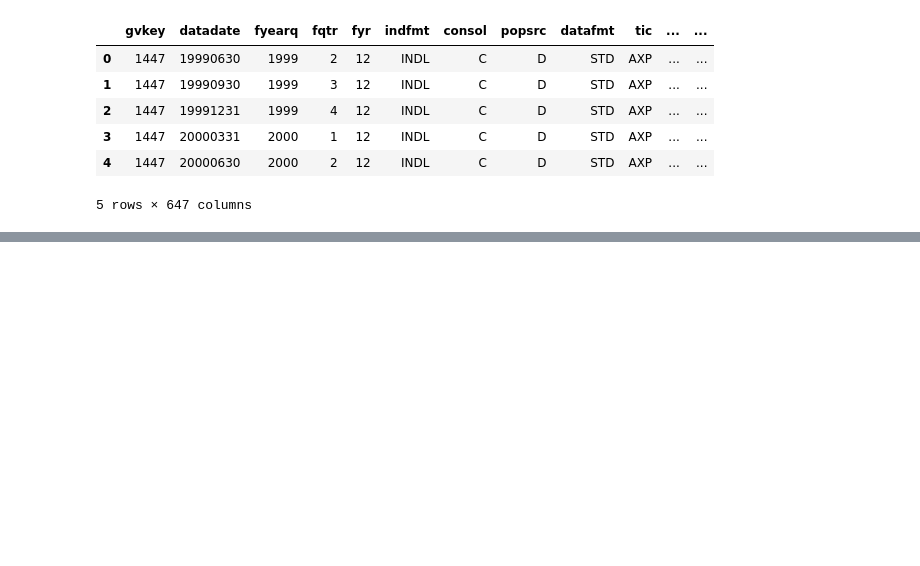
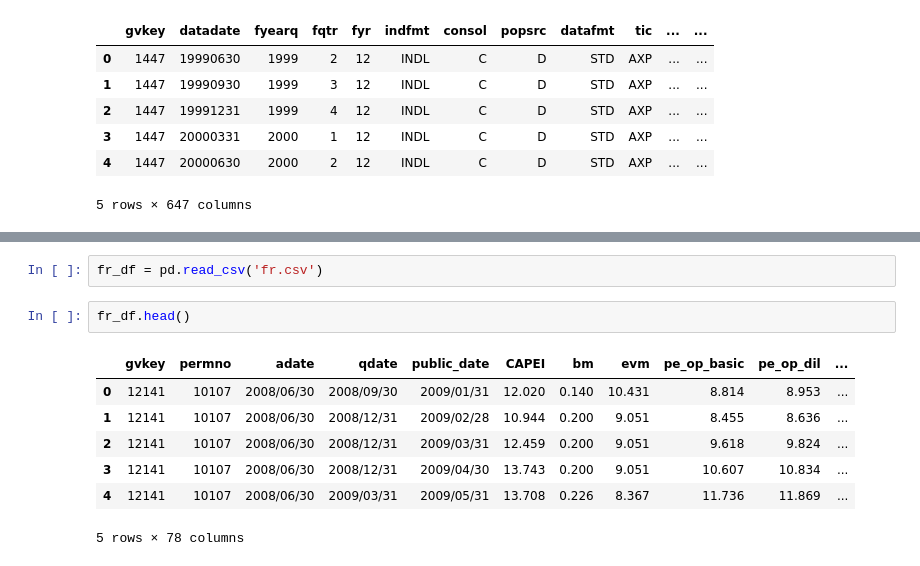
Before and after one commit to yicheng-past/rl-auto-stock-trading, a Jupyter notebook: cis5190_project.ipynb, the cells around one changed output, grey strips where cells are left out. Cells and saved outputs as stored; diff of their text form; blank space fills up the shorter version.

```diff
--- a/cis5190_project.ipynb
+++ b/cis5190_project.ipynb
@@ -124,0 +134,12 @@ financial_df.head()
+# %%
+fr_df = pd.read_csv('fr.csv')
+# %%
+fr_df.head()
+# %% [output]
+|  | gvkey | permno | adate | qdate | public_date | CAPEI | bm | evm | pe_op_basic | pe_op_dil | ... |
+| 0 | 12141 | 10107 | 2008/06/30 | 2008/09/30 | 2009/01/31 | 12.020 | 0.140 | 10.431 | 8.814 | 8.953 | ... |
+| 1 | 12141 | 10107 | 2008/06/30 | 2008/12/31 | 2009/02/28 | 10.944 | 0.200 | 9.051 | 8.455 | 8.636 | ... |
+| 2 | 12141 | 10107 | 2008/06/30 | 2008/12/31 | 2009/03/31 | 12.459 | 0.200 | 9.051 | 9.618 | 9.824 | ... |
+| 3 | 12141 | 10107 | 2008/06/30 | 2008/12/31 | 2009/04/30 | 13.743 | 0.200 | 9.051 | 10.607 | 10.834 | ... |
+| 4 | 12141 | 10107 | 2008/06/30 | 2009/03/31 | 2009/05/31 | 13.708 | 0.226 | 8.367 | 11.736 | 11.869 | ... |
+5 rows × 78 columns
```
Also changed, not shown: parts of 4 cells of this notebook.
